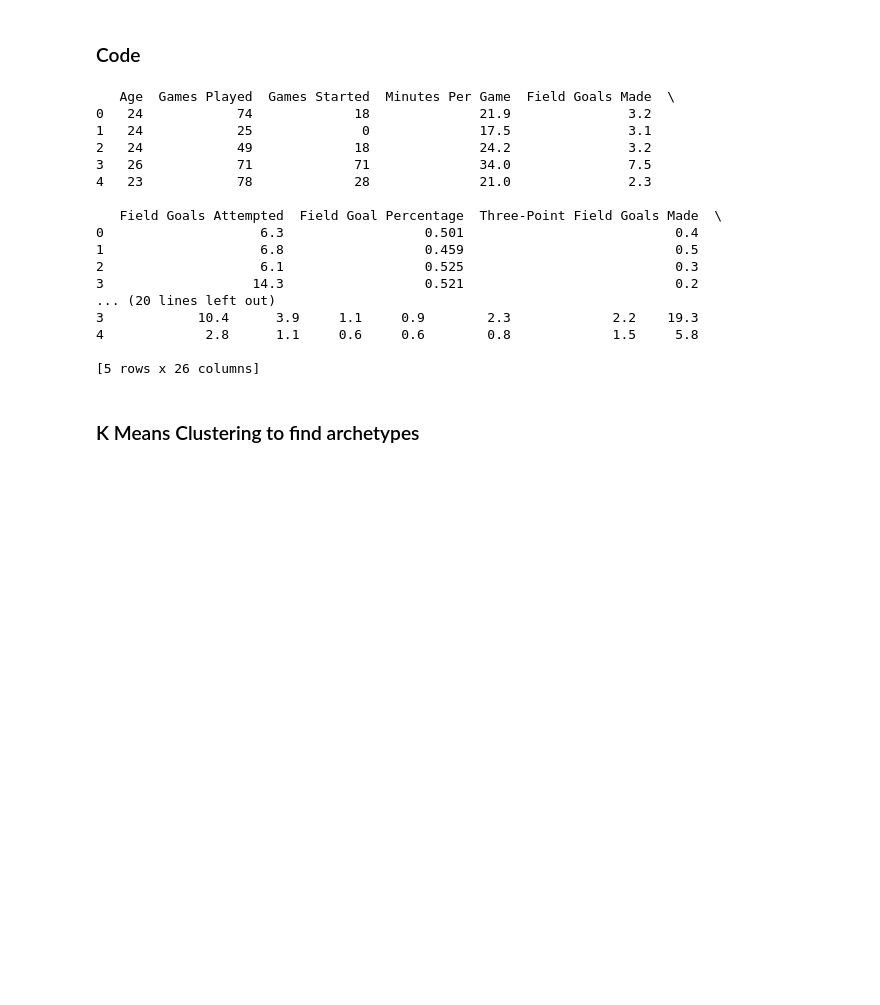
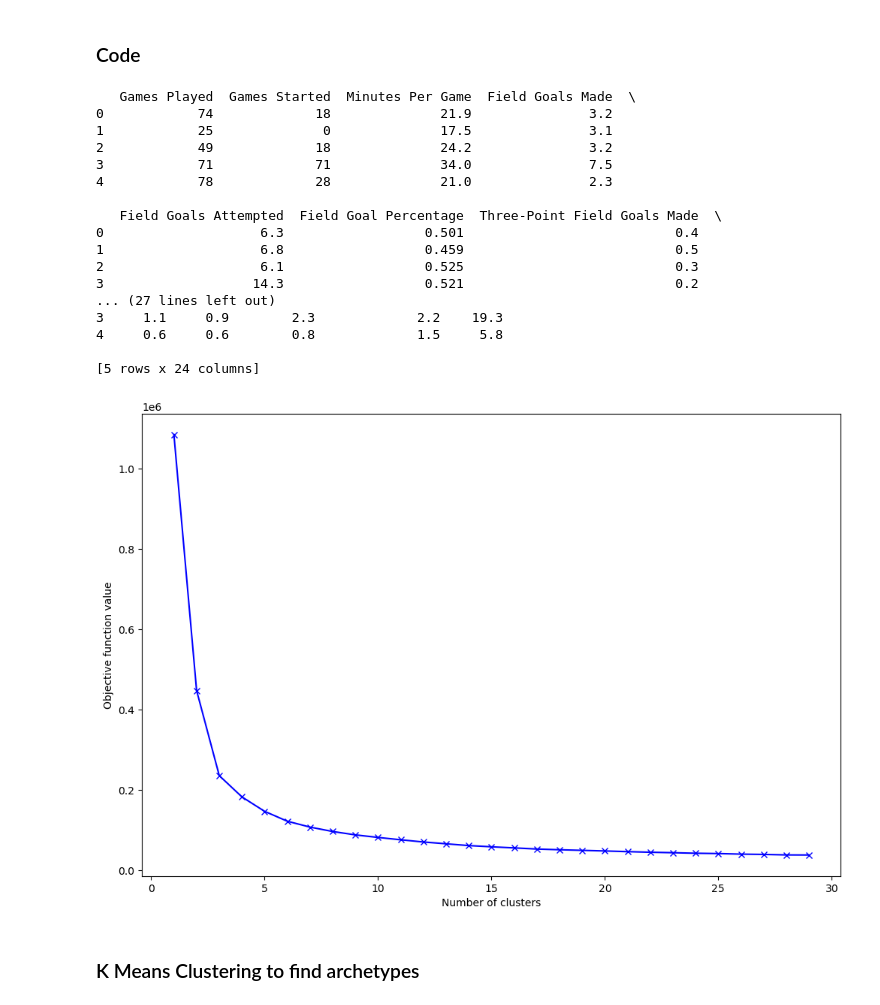
Before and after one commit to nazstephen/NBA-Archetypes, a Jupyter notebook: Ben's Code.ipynb, the cells around one changed output. Cells and saved outputs as stored; diff of their text form; code cells hidden in the pictures; blank space fills up the shorter version.

```diff
--- a/Ben's Code.ipynb
+++ b/Ben's Code.ipynb
@@ -177,7 +261,7 @@ NUMBER OF DUPLICATED ROWS: 0
 ### Code
 # %%
 # Drop columns not useful for clustering (e.g., Rank, Player Name, Team, Position)
-df = df.drop(columns=['Rank', 'Player Name', 'Position', 'Team'])
+df = df.drop(columns='Player Name')
 
 # Normalize the data
 scaler = StandardScaler()
@@ -186,23 +270,38 @@ scaled_features = scaler.fit_transform(df)
 # Inspect the first few rows to make sure it's scaled correctly
 print(df.head())
 # %% [output]
-   Age  Games Played  Games Started  Minutes Per Game  Field Goals Made  \
-0   24            74             18              21.9               3.2
-1   24            25              0              17.5               3.1
-2   24            49             18              24.2               3.2
-3   26            71             71              34.0               7.5
-4   23            78             28              21.0               2.3
+   Games Played  Games Started  Minutes Per Game  Field Goals Made  \
+0            74             18              21.9               3.2
+1            25              0              17.5               3.1
+2            49             18              24.2               3.2
+3            71             71              34.0               7.5
+4            78             28              21.0               2.3
 
    Field Goals Attempted  Field Goal Percentage  Three-Point Field Goals Made  \
 0                    6.3                  0.501                           0.4
 1                    6.8                  0.459                           0.5
 2                    6.1                  0.525                           0.3
 3                   14.3                  0.521                           0.2
-... (20 lines left out)
-3            10.4      3.9     1.1     0.9        2.3             2.2    19.3
-4             2.8      1.1     0.6     0.6        0.8             1.5     5.8
+... (27 lines left out)
+3     1.1     0.9        2.3             2.2    19.3
+4     0.6     0.6        0.8             1.5     5.8
 
-[5 rows x 26 columns]
+[5 rows x 24 columns]
+# %%
+distortion = []
+K = range(1, 30)
+for k in K:
+    model = KMeans(n_clusters=k, random_state=12345)
+    model.fit(df)
+    distortion.append(model.inertia_)
+
+plt.figure(figsize=(12, 8))
+plt.plot(K, distortion, 'bx-')
+plt.xlabel('Number of clusters')
+plt.ylabel('Objective function value')
+plt.show()
+# %% [output]
+[figure, added]
 # %% [markdown]
 ### K Means Clustering to find archetypes
 # %%
```
Also changed, not shown: parts of 17 cells of this notebook.
